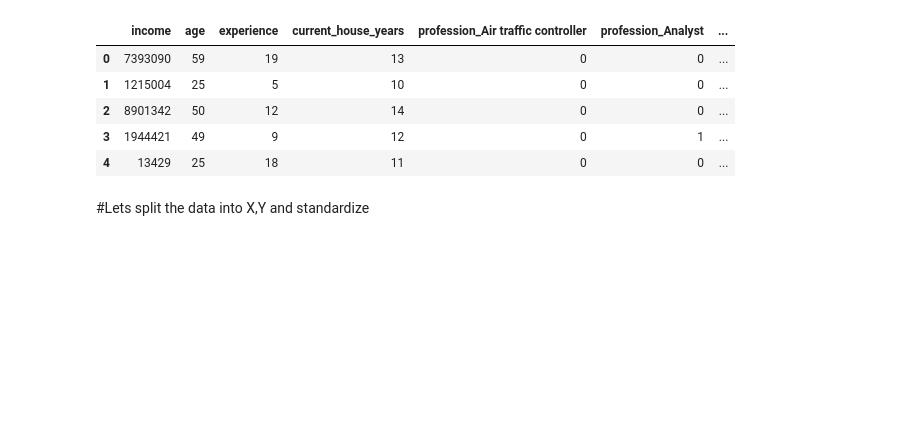
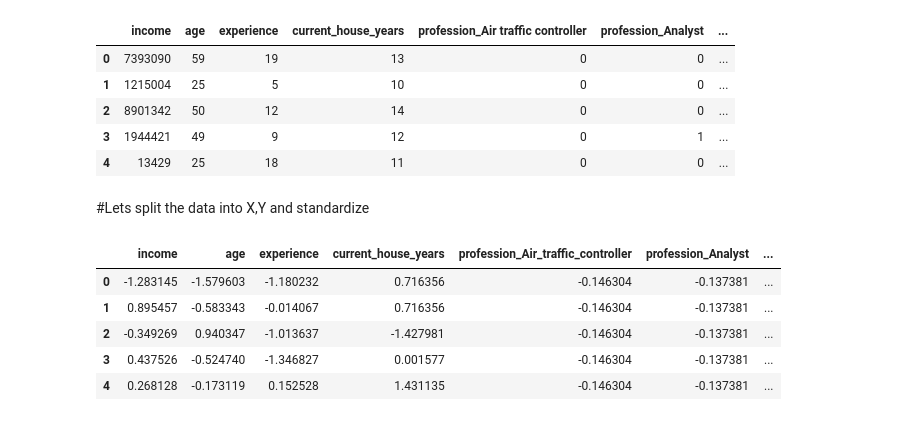
Before and after one commit to shameer-phy/ML, a Jupyter notebook: Hackathons/univ.ai/Univhack.ipynb, the cells around one changed output. Cells and saved outputs as stored; diff of their text form; code cells hidden in the pictures; blank space fills up the shorter version.

```diff
--- a/Hackathons/univ.ai/Univhack.ipynb
+++ b/Hackathons/univ.ai/Univhack.ipynb
@@ -263,0 +276,17 @@ new_dftest.head()
+# %%
+X = new_df.drop('risk_flag',axis=1)
+Y = new_df['risk_flag']
+# %%
+from sklearn.preprocessing import StandardScaler
+sc = StandardScaler()
+X_std = sc.fit_transform(X)
+# %%
+X_std = pd.DataFrame(X_std,columns=X.columns)
+X_std.head()
+# %% [output]
+|  | income | age | experience | current_house_years | profession_Air_traffic_controller | profession_Analyst | ... |
+| 0 | -1.283145 | -1.579603 | -1.180232 | 0.716356 | -0.146304 | -0.137381 | ... |
+| 1 | 0.895457 | -0.583343 | -0.014067 | 0.716356 | -0.146304 | -0.137381 | ... |
+| 2 | -0.349269 | 0.940347 | -1.013637 | -1.427981 | -0.146304 | -0.137381 | ... |
+| 3 | 0.437526 | -0.524740 | -1.346827 | 0.001577 | -0.146304 | -0.137381 | ... |
+| 4 | 0.268128 | -0.173119 | 0.152528 | 1.431135 | -0.146304 | -0.137381 | ... |
```
Also changed, not shown: parts of 17 cells of this notebook.
